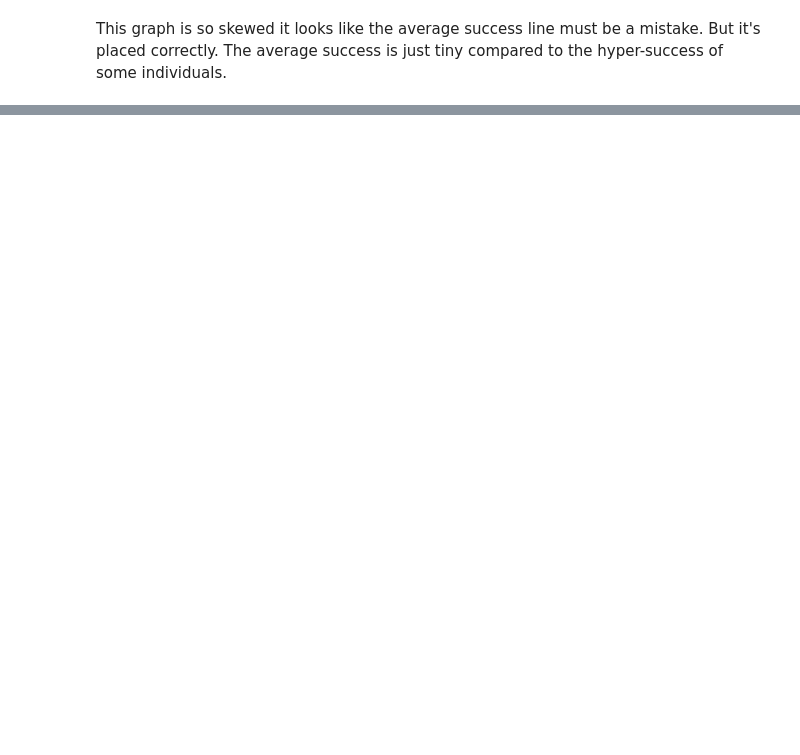
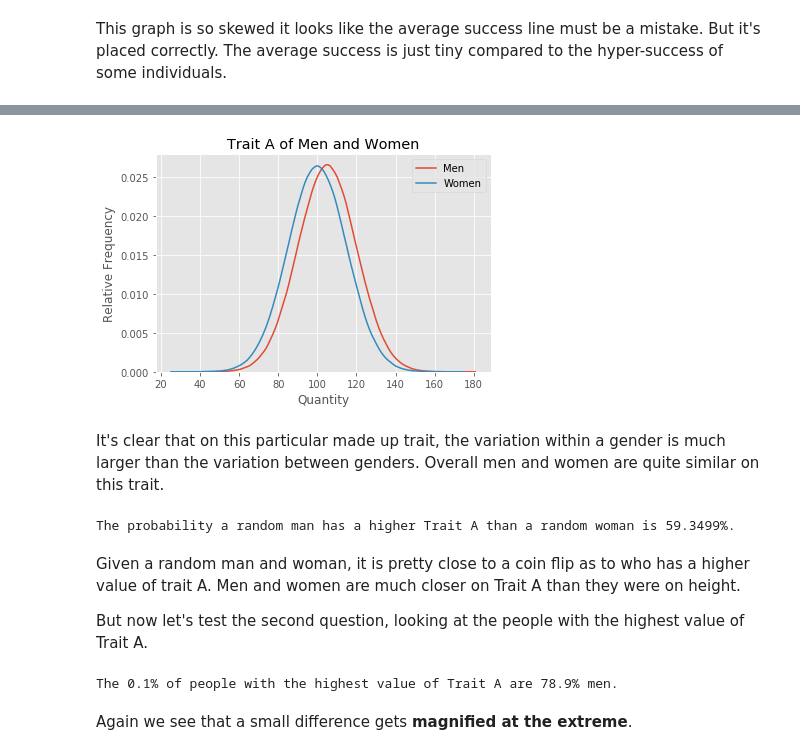
Before and after one commit to christopher-siewert/inequality-simulation, a Jupyter notebook: inequality.ipynb, the cells around one changed output, grey strips where cells are left out. Cells and saved outputs as stored; diff of their text form; code cells hidden in the pictures; blank space fills up the shorter version.

```diff
--- a/inequality.ipynb
+++ b/inequality.ipynb
@@ -318 +352,61 @@ The 10 tallest people are 90.0% men.
+# %%
+np.random.seed(2348929)
+trials = 1000000
+men = 105 + 15 * np.random.randn(trials)
+men = np.maximum(0, men)
+women = 100 + 15 * np.random.randn(trials)
+women = np.maximum(0, women)
+# %%
+sns.kdeplot(men, label='Men')
+sns.kdeplot(women, label='Women')
+plt.title('Trait A of Men and Women')
+plt.xlabel('Quantity')
+plt.ylabel('Relative Frequency')
+plt.show()
+# %% [output]
+[figure, added]
+# %% [markdown]
+It's clear that on this particular made up trait, the variation within a gender is much larger than the variation between genders. Overall men and women are quite similar on this trait.
+# %%
+total = 0
+taller = 0
+for i in range(trials):
+    if men[i] > women[i]:
+        taller += 1
+    total += 1
+percentage = taller / total * 100
+print(f'The probability a random man has a higher Trait A than a random woman is {percentage}%.')
+# %% [output]
+The probability a random man has a higher Trait A than a random woman is 59.3499%.
+# %% [markdown]
+Given a random man and woman, it is pretty close to a coin flip as to who has a higher value of trait A. Men and women are much closer on Trait A than they were on height.
+
+But now let's test the second question, looking at the people with the highest value of Trait A.
+# %%
+men_sorted = np.sort(men)[::-1]
+women_sorted = np.sort(women)[::-1]
+
+number_of_men = 0
+number_of_women = 0
+same = 0
+number = 1000
+
+for i in range(number):
+    if men_sorted[number_of_men] > women_sorted[number_of_women]:
+        number_of_men += 1
+    elif men_sorted[number_of_men] < women_sorted[number_of_women]:
+        number_of_women += 1
+    else:
+        same += 1
+        number_of_women += 1
+        number_of_men += 1
+
+number_of_women -= same
+number_of_men -= same
+
+print(f'The {number/trials * 100}% of people with the highest value of Trait A are {number_of_men / number * 100}% men.')
+# %% [output]
+The 0.1% of people with the highest value of Trait A are 78.9% men.
+# %% [markdown]
+Again we see that a small difference gets **magnified at the extreme**.
 # %% [markdown]
```
Also changed, not shown: parts of 26 cells of this notebook.
